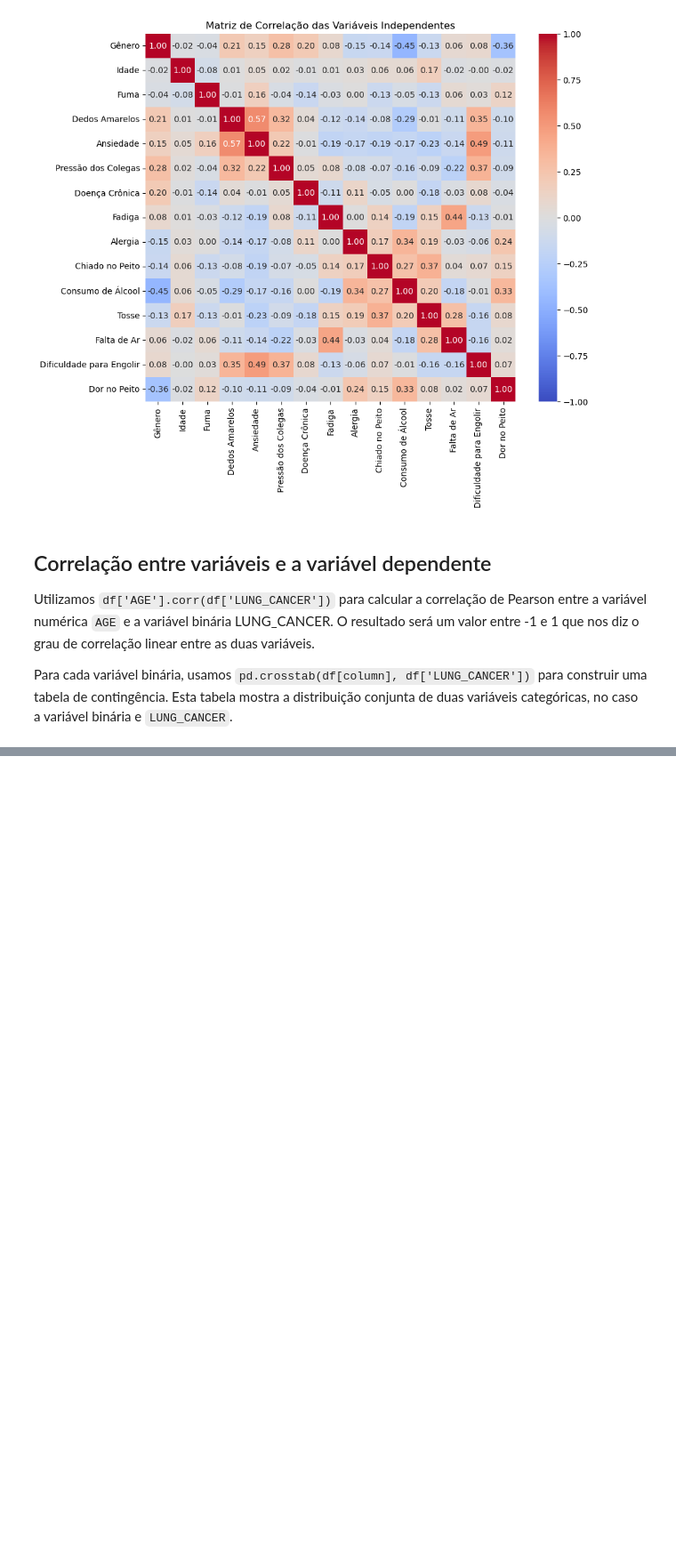
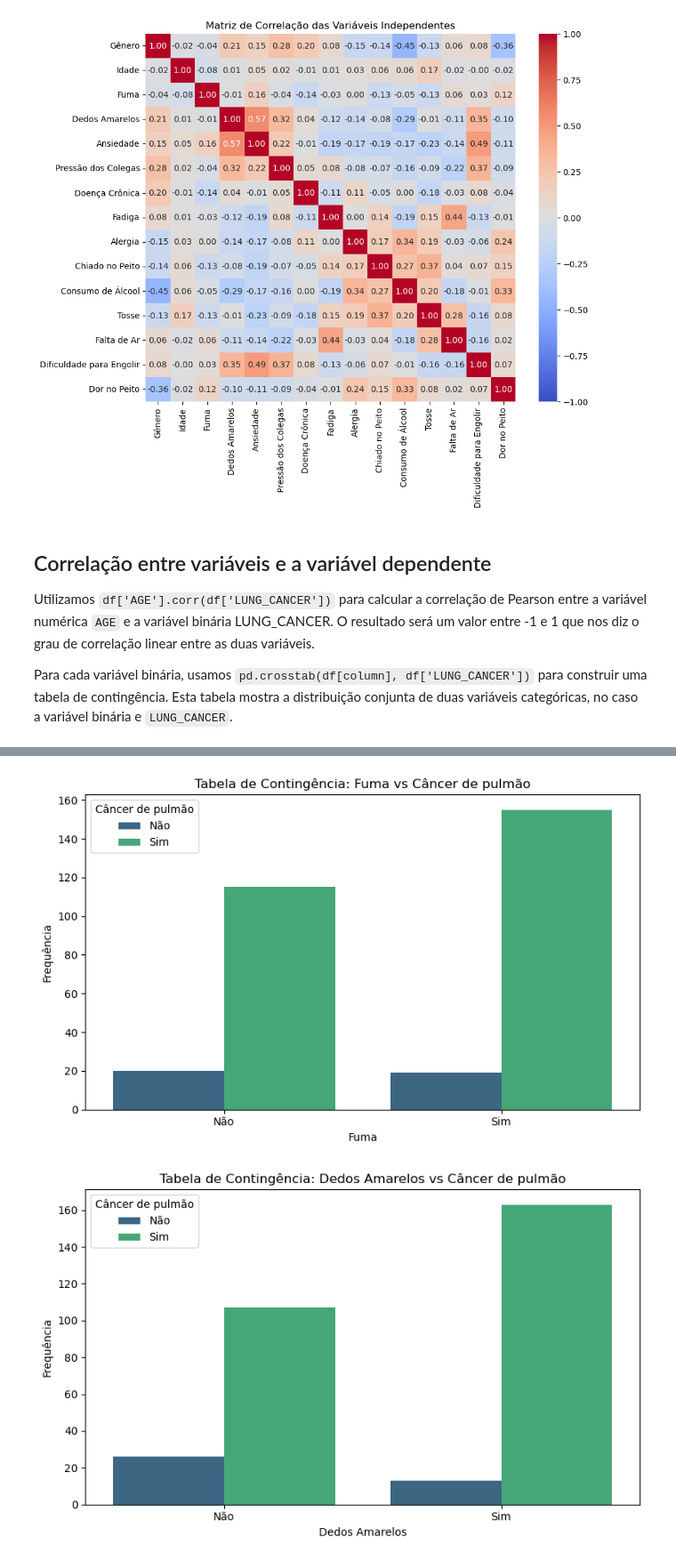
Before and after one commit to neocrz/lung_cancer_analysis, a Jupyter notebook: lung_cancer.ipynb, the cells around one changed output, grey strips where cells are left out. Shown at 89% size. Cells and saved outputs as stored; diff of their text form; code cells hidden in the pictures; blank space fills up the shorter version.

```diff
--- a/lung_cancer.ipynb
+++ b/lung_cancer.ipynb
@@ -336,0 +189,58 @@ Há uma associação significativa entre Fadiga e Câncer de Pulmão.
+# %%
+# Substituir 0 por "Não" e 1 por "Sim"
+df_mapped = df.replace({0: 'Não', 1: 'Sim'})
+# Mapeando GENDER para "Masculino" e "Feminino"
+gender_map = {"Não": "Masculino", "Sim": "Feminino"}
+df_mapped["GENDER"] = df_mapped["GENDER"].map(gender_map)
+
+# Lista de colunas binárias para análise
+binary_columns = [
+    'SMOKING', 'YELLOW_FINGERS', 'ANXIETY', 'PEER_PRESSURE', 'CHRONIC_DISEASE',
+    'FATIGUE', 'ALLERGY', 'WHEEZING', 'ALCOHOL_CONSUMING', 'COUGHING',
+    'SHORTNESS_OF_BREATH', 'SWALLOWING_DIFFICULTY', 'CHEST_PAIN', 'GENDER'
+]
+
+# Armazenar resultados
+results = []
+
+# plotar tabelas de contingência com barras lado a lado (em pares)
+for column in binary_columns:
+    # Tabela de contingência
+    contingency_table = pd.crosstab(df_mapped[column], df_mapped['LUNG_CANCER'])
+    # Teste Qui-quadrado
+    chi2, p, dof, ex = chi2_contingency(contingency_table)
+    results.append({'Variable': column, 'p_value': p})
+
+    # Preparar dados para plotagem
+    contingency_table = contingency_table.reset_index().melt(id_vars=column, var_name='LUNG_CANCER', value_name='Frequência')
+
+    # Plotar como barras lado a lado
+    plt.figure(figsize=(8, 5))
+    sns.barplot(
+        data=contingency_table,
+        x=column,
+        y='Frequência',
+        hue='LUNG_CANCER',
+        palette='viridis',
+        dodge=True
+    )
+    plt.title(f'Tabela de Contingência: {column_mapping[column]} vs {column_mapping["LUNG_CANCER"]}')
+
+    plt.xlabel(column_mapping[column])
+
+    plt.ylabel('Frequência')
+
+    plt.xticks(rotation=0)
+
+    plt.legend(title=column_mapping["LUNG_CANCER"], loc='best')
+
+    plt.tight_layout()
+
+    plt.show()
+# Exibir resultados do teste
+results_df = pd.DataFrame(results)
+results_df = results_df.sort_values(by='p_value', ascending=True)
+# results_df
+# %% [output]
+[figure, added]
+[figure, added]
```
Also changed, not shown: parts of 7 cells of this notebook.
